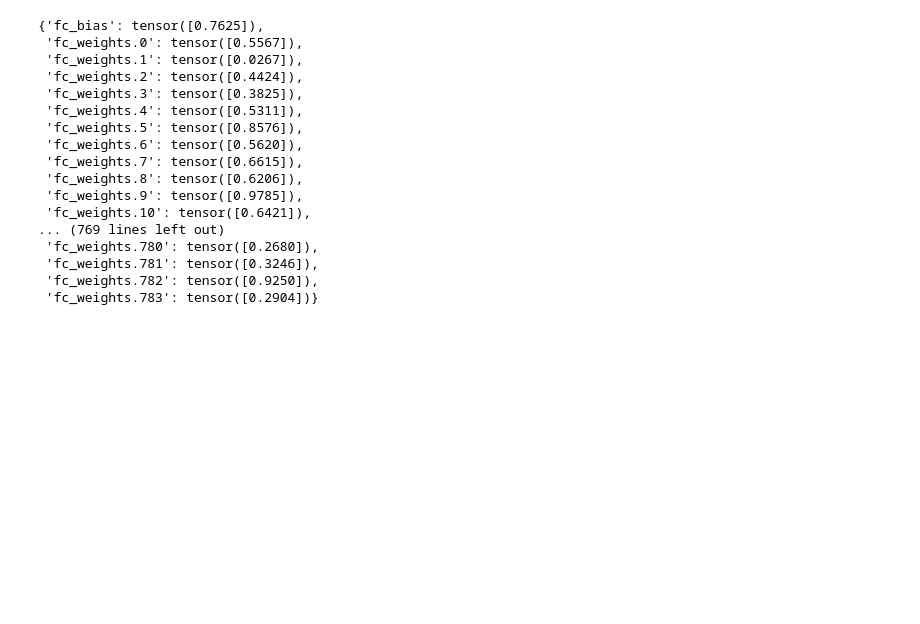
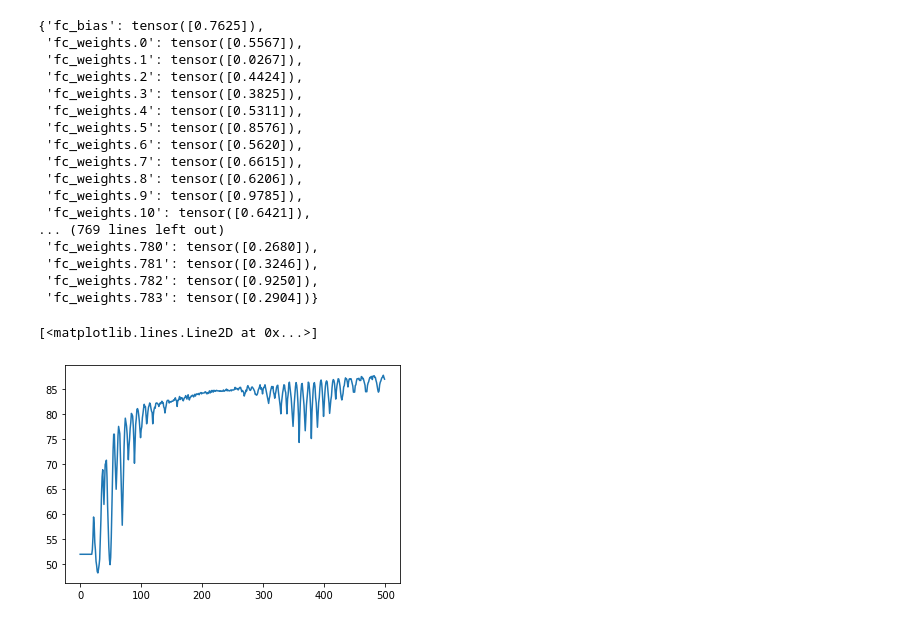
Before and after one commit to amanpatel101/CS244BParameterServer, a Jupyter notebook: notebooks/parameter_server_fault_tolerant.ipynb, the cells around one changed output. Drawn from its saved outputs; the diff is of its cells as text; code cells hidden in the pictures; blank space fills up the shorter version.

```diff
--- a/notebooks/parameter_server_fault_tolerant.ipynb
+++ b/notebooks/parameter_server_fault_tolerant.ipynb
@@ -147,6 +147,9 @@ class ParameterServer(object):
     def add_weight(self, key, value):
         self.weights[key] = value
 
+    def get_len(self):
+        return len(self.weights)
+
     def get_weights(self, keys):
         return [self.weights[key] for key in keys]
 # %%
@@ -240,12 +243,13 @@ test_loader = get_data_loader()[1]
 # %%
 print("Running synchronous parameter server training.")
 lr=0.1
-failure_iter=60
+failure_iter=501
 failure_server="server4"
 
 # we need to get a new keys order because we are not assuming a ordering in keys
 current_weights = []
 keys_order = []
+acc_vals = []
 
 for j in range(num_servers):
     keys_order.extend(weight_assignments["server" + str(j)])
@@ -258,6 +262,7 @@ for i in range(iterations):
     #start = time()
 
     if i == failure_iter:
+        w0 = weight_assignments["server0"]
         #Define parameters that will need to be moved
         failure_params = weight_assignments[failure_server]
         #Delete server from hash ring and reassign params
@@ -275,14 +280,11 @@ for i in range(iterations):
             server_dict[hasher.get_key_to_node_map()[param]].add_weight.remote(param, curr_weights_ckpt[server_ind][ind])
         #Update these parameters for each worker to make them trainable
         [workers[j][idx].update_trainable.remote(weight_assignments["server" + str(j)]) for  idx  in range(num_workers) for j in range(num_servers)]
-        keys_order = []
-        for j in range(num_servers):
-            keys_order.extend(weight_assignments["server" + str(j)])
         [workers[j][idx].update_weights.remote(keys_order, *current_weights) for  idx  in range(num_workers) for j in range(num_servers)]
 
 
     # sync all weights on workers
-    if i % 20 == 0:
+    if i % 10 == 0:
         curr_weights_ckpt = current_weights.copy()
         # get weights from server
         #current_weights = [servers[j].get_weights.remote(weight_assignments["server" + str(j)]) for j in range(num_servers)]
@@ -294,7 +296,12 @@ for i in range(iterations):
     # use local cache of weights and get gradients from workers
     gradients = [[workers[j][idx].compute_gradients.remote() for  idx  in range(num_workers)] for j in range(num_servers)]
 
-    start = time()
+#     start = time()
+    if i == failure_iter:
+        keys_order = []
+        for j in range(num_servers):
+            keys_order.extend(weight_assignments["server" + str(j)])
+
     # Updates gradients to specfic parameter servers
     current_weights_t = [servers[j].apply_gradients.remote(weight_assignments["server" + str(j)], lr, *gradients[j]) for j in range(num_servers)]
     current_weights = ray.get(current_weights_t)
@@ -302,13 +309,14 @@ for i in range(iterations):
     end = time()
     time_per_iteration.append(end-start)
 
-    if i % 5 == 0:
+    if i % 1 == 0:
         # Evaluate the current model.
         # current_weights = [servers[j].get_weights.remote(weight_assignments["server" + str(j)]) for j in range(num_servers)]
 
         # we are once again using the server to key mapping to set the weight back
         model.set_weights(keys_order, current_weights)
         accuracy = evaluate(model, test_loader)
+        acc_vals.append(accuracy)
         print("Iter {}: \taccuracy is {:.1f}".format(i, accuracy))
     #rint("\n")
 
@@ -399,3 +407,9 @@ len(current_weights[0])
 servers[0].weights
 # %%
 sum([184, 198, 191, 212])
+# %%
+import matplotlib.pyplot as plt
+plt.plot(acc_vals)
+# %% [output]
+[<matplotlib.lines.Line2D at 0x...>]
+[figure, added]
```
Also changed, not shown: parts of 2 cells of this notebook, 3 other files.
